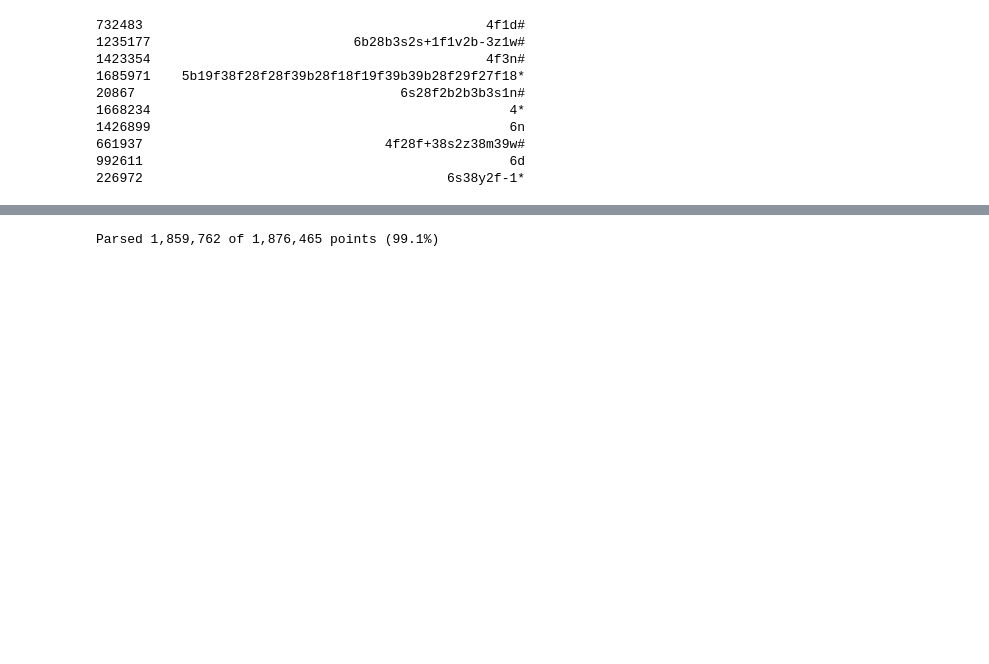
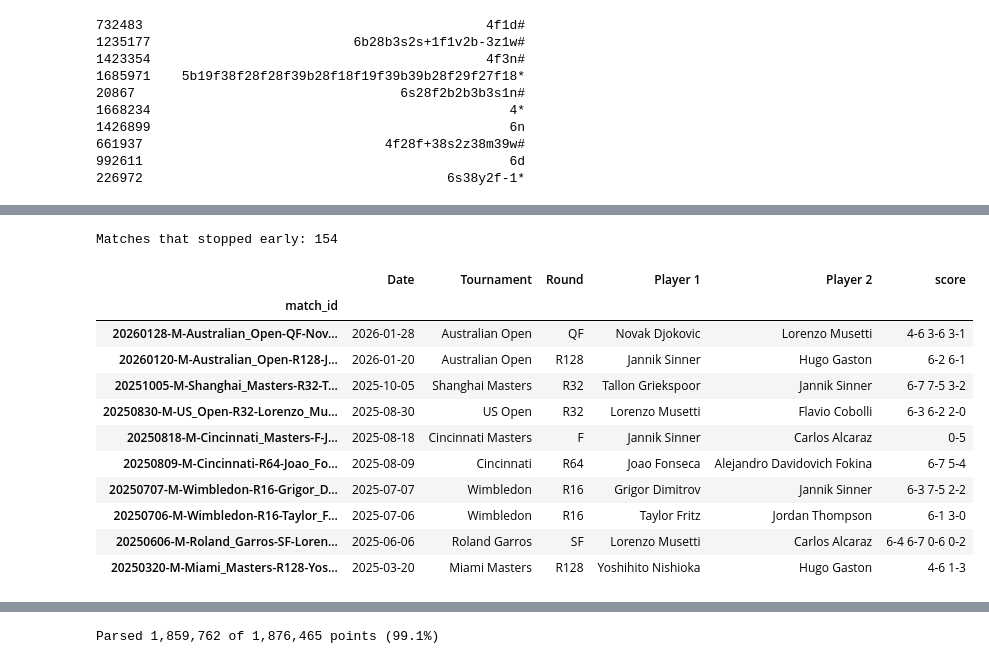
Before and after one commit to noahgoalen/git-practice, a Jupyter notebook: tennis-segmentation/eda.ipynb, the cells around one changed output, grey strips where cells are left out. Saved outputs shown, nothing was run; the diff lists cells and outputs as text; code cells hidden in the pictures; blank space fills up the shorter version.

```diff
--- a/tennis-segmentation/eda.ipynb
+++ b/tennis-segmentation/eda.ipynb
@@ -299,0 +484,19 @@ print(points["1st"].sample(10, random_state=0).to_string())
+# %%
+stopped = results[~results["complete"]]
+print(f"Matches that stopped early: {len(stopped)}")
+stopped[["Date", "Tournament", "Round", "Player 1", "Player 2",
+         "score"]].head(10)
+# %% [output]
+Matches that stopped early: 154
+|  | Date | Tournament | Round | Player 1 | Player 2 | score |
+| match_id |  |  |  |  |  |  |
+| 20260128-M-Australian_Open-QF-Nov... | 2026-01-28 | Australian Open | QF | Novak Djokovic | Lorenzo Musetti | 4-6 3-6 3-1 |
+| 20260120-M-Australian_Open-R128-J... | 2026-01-20 | Australian Open | R128 | Jannik Sinner | Hugo Gaston | 6-2 6-1 |
+| 20251005-M-Shanghai_Masters-R32-T... | 2025-10-05 | Shanghai Masters | R32 | Tallon Griekspoor | Jannik Sinner | 6-7 7-5 3-2 |
+| 20250830-M-US_Open-R32-Lorenzo_Mu... | 2025-08-30 | US Open | R32 | Lorenzo Musetti | Flavio Cobolli | 6-3 6-2 2-0 |
+| 20250818-M-Cincinnati_Masters-F-J... | 2025-08-18 | Cincinnati Masters | F | Jannik Sinner | Carlos Alcaraz | 0-5 |
+| 20250809-M-Cincinnati-R64-Joao_Fo... | 2025-08-09 | Cincinnati | R64 | Joao Fonseca | Alejandro Davidovich Fokina | 6-7 5-4 |
+| 20250707-M-Wimbledon-R16-Grigor_D... | 2025-07-07 | Wimbledon | R16 | Grigor Dimitrov | Jannik Sinner | 6-3 7-5 2-2 |
+| 20250706-M-Wimbledon-R16-Taylor_F... | 2025-07-06 | Wimbledon | R16 | Taylor Fritz | Jordan Thompson | 6-1 3-0 |
+| 20250606-M-Roland_Garros-SF-Loren... | 2025-06-06 | Roland Garros | SF | Lorenzo Musetti | Carlos Alcaraz | 6-4 6-7 0-6 0-2 |
+| 20250320-M-Miami_Masters-R128-Yos... | 2025-03-20 | Miami Masters | R128 | Yoshihito Nishioka | Hugo Gaston | 4-6 1-3 |
```
Also changed, not shown: parts of 14 cells of this notebook.
